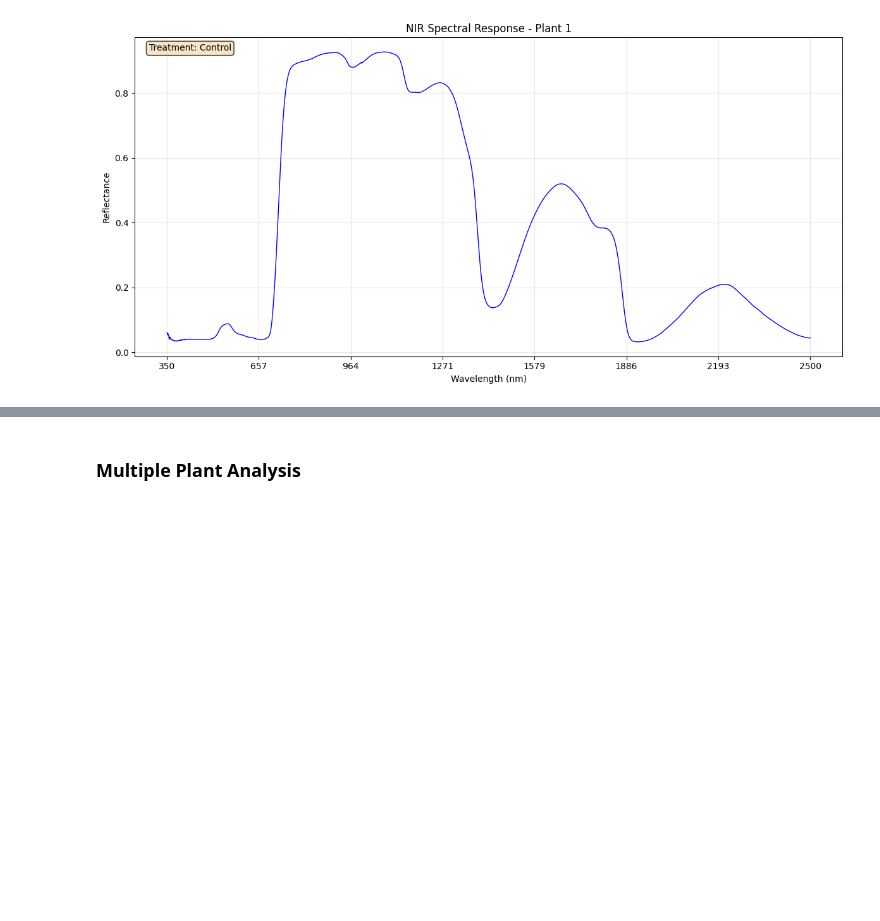
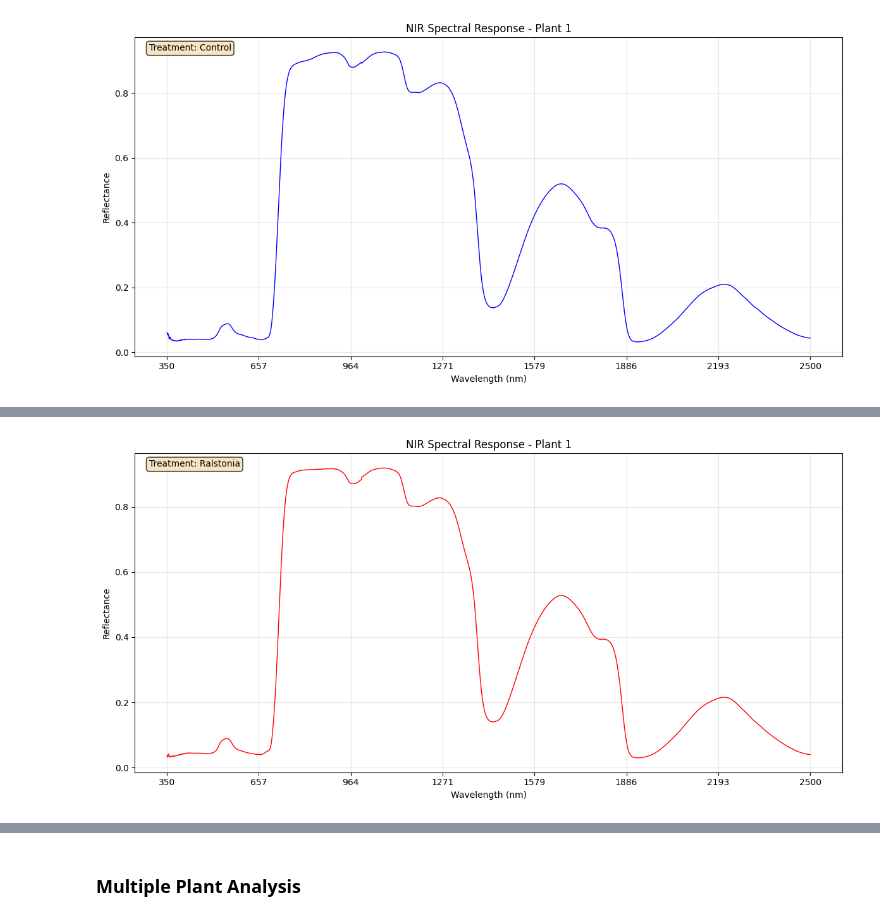
Before and after one commit to RicardoLoperaV/Computacion-Grafica-y-Visualizacion-Cientifica, a Jupyter notebook: Visualizacion de Datos/visualizacion.ipynb, the cells around one changed output, grey strips where cells are left out. Cells and saved outputs as stored; diff of their text form; code cells hidden in the pictures; blank space fills up the shorter version.

```diff
--- a/Visualizacion de Datos/visualizacion.ipynb
+++ b/Visualizacion de Datos/visualizacion.ipynb
@@ -144,0 +146,3 @@ From this initial data visualization, we can already see a strong reflectance in
+# %%
+second_plant = df.iloc[55]
+print(second_plant)
@@ -144,0 +162,21 @@ From this initial data visualization, we can already see a strong reflectance in
+# %%
+# Get first plant data (row 0)
+treatment = second_plant['Tratamiento']
+
+# Extract wavelengths (column names from 350 to 2500)
+absorbance_values = second_plant[wavelengths].values
+
+# Create plot
+plt.figure(figsize=(12, 6))
+plt.plot(wavelengths, absorbance_values, 'r-', linewidth=1)
+plt.xticks(np.linspace(min(wavelengths), max(wavelengths), 8))
+plt.xlabel('Wavelength (nm)')
+plt.ylabel('Reflectance')
+plt.title(f'NIR Spectral Response - Plant 1')
+plt.text(0.02, 0.98, f'Treatment: {treatment}', transform=plt.gca().transAxes,
+         verticalalignment='top', bbox=dict(boxstyle='round', facecolor='wheat', alpha=0.8))
+plt.grid(True, alpha=0.3)
+plt.tight_layout()
+plt.show()
+# %% [output]
+[figure, added]
```
Also changed, not shown: parts of 8 cells of this notebook.
